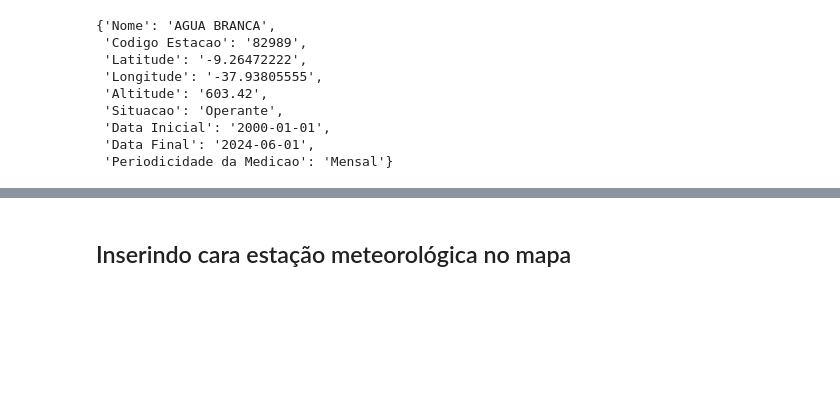
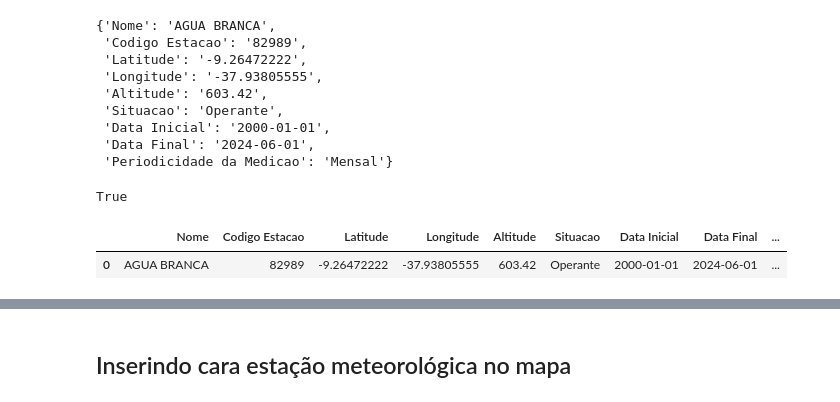
Before and after one commit to maryofcarmo/AULA01, a Jupyter notebook: TCC.ipynb, the cells around one changed output, grey strips where cells are left out. Cells and saved outputs as stored; diff of their text form; code cells hidden in the pictures; blank space fills up the shorter version.

```diff
--- a/TCC.ipynb
+++ b/TCC.ipynb
@@ -477,3 +682,15 @@ print(dicionarios_info_estacao)
  'Data Inicial': '2000-01-01',
  'Data Final': '2024-06-01',
  'Periodicidade da Medicao': 'Mensal'}
+# %%
+# confirmando que é um dicionário
+isinstance(dict_82989, dict)
+# %% [output]
+True
+# %%
+# transforma o dict_82989 em df, Fornecendo um índice de elemento único
+df_82989 = pd.DataFrame(dict_82989, index=[0])
+df_82989
+# %% [output]
+|  | Nome | Codigo Estacao | Latitude | Longitude | Altitude | Situacao | Data Inicial | Data Final | ... |
+| 0 | AGUA BRANCA | 82989 | -9.26472222 | -37.93805555 | 603.42 | Operante | 2000-01-01 | 2024-06-01 | ... |
```
Also changed, not shown: parts of 43 cells of this notebook.
